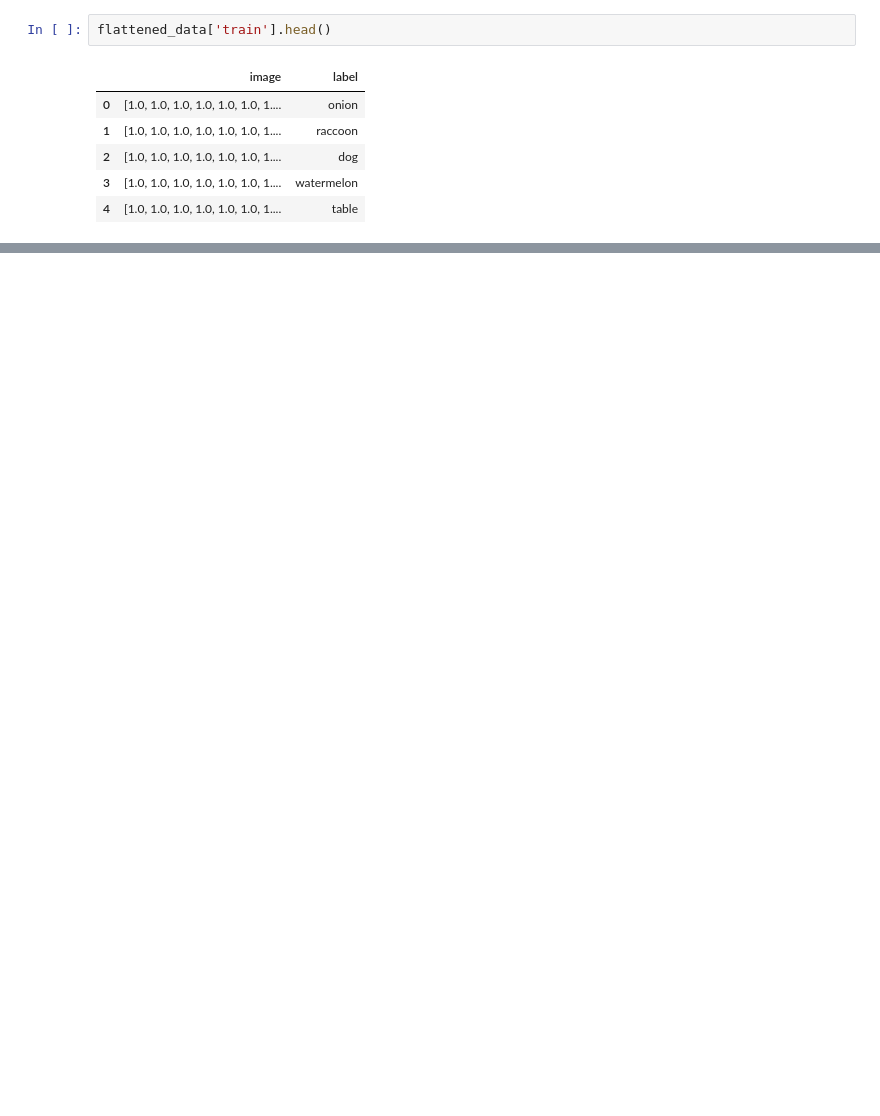
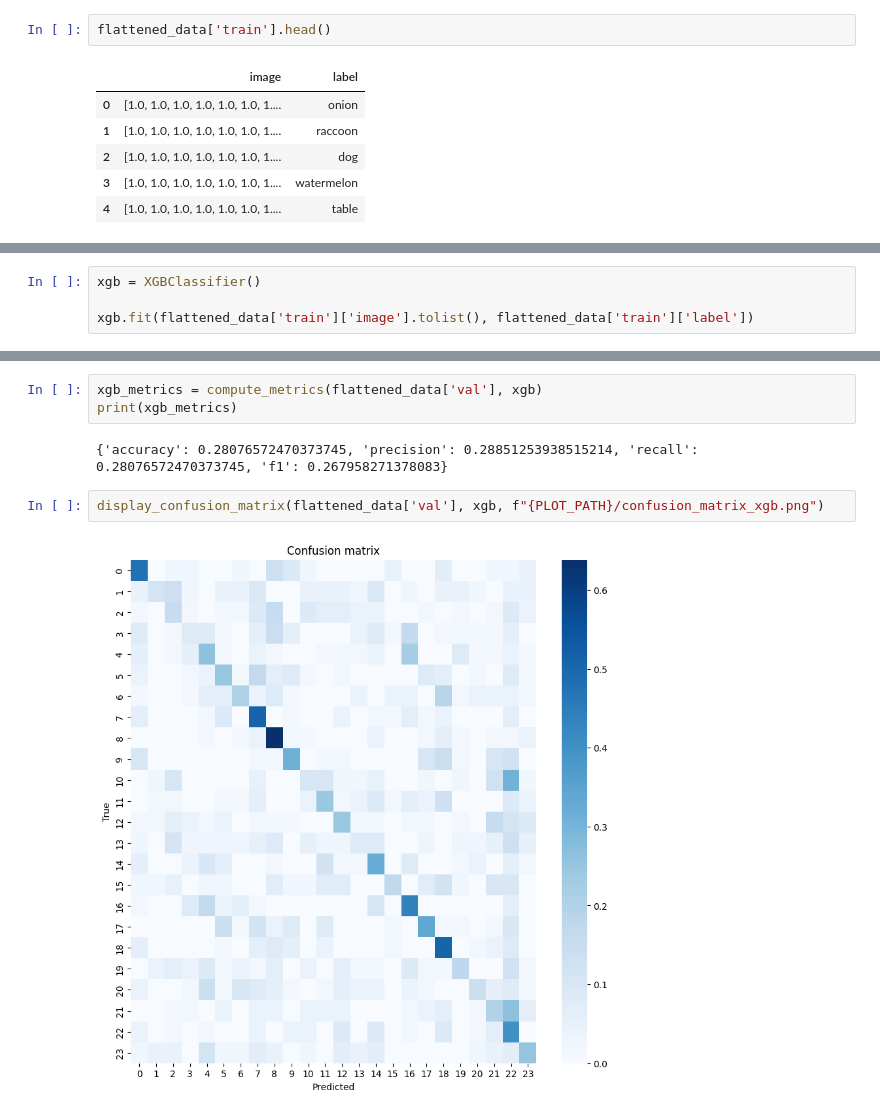
Before and after one commit to mlengineershub/QuickDraw-ML, a Jupyter notebook: experiments/sklearn_exploration.ipynb, the cells around one changed output, grey strips where cells are left out. Drawn from its saved outputs; the diff is of its cells as text; blank space fills up the shorter version.

```diff
--- a/experiments/sklearn_exploration.ipynb
+++ b/experiments/sklearn_exploration.ipynb
@@ -252,0 +360,4 @@ gnb.fit(flattened_data['train']['image'].tolist(), flattened_data['train']['labe
+# %%
+xgb = XGBClassifier()
+
+xgb.fit(flattened_data['train']['image'].tolist(), flattened_data['train']['label'])
@@ -252,0 +376,9 @@ gnb.fit(flattened_data['train']['image'].tolist(), flattened_data['train']['labe
+# %%
+xgb_metrics = compute_metrics(flattened_data['val'], xgb)
+print(xgb_metrics)
+# %% [output]
+{'accuracy': 0.28076572470373745, 'precision': 0.28851253938515214, 'recall': 0.28076572470373745, 'f1': 0.267958271378083}
+# %%
+display_confusion_matrix(flattened_data['val'], xgb, f"{PLOT_PATH}/confusion_matrix_xgb.png")
+# %% [output]
+[figure, added]
```
Also changed, not shown: parts of 25 cells of this notebook, 4 other files.
